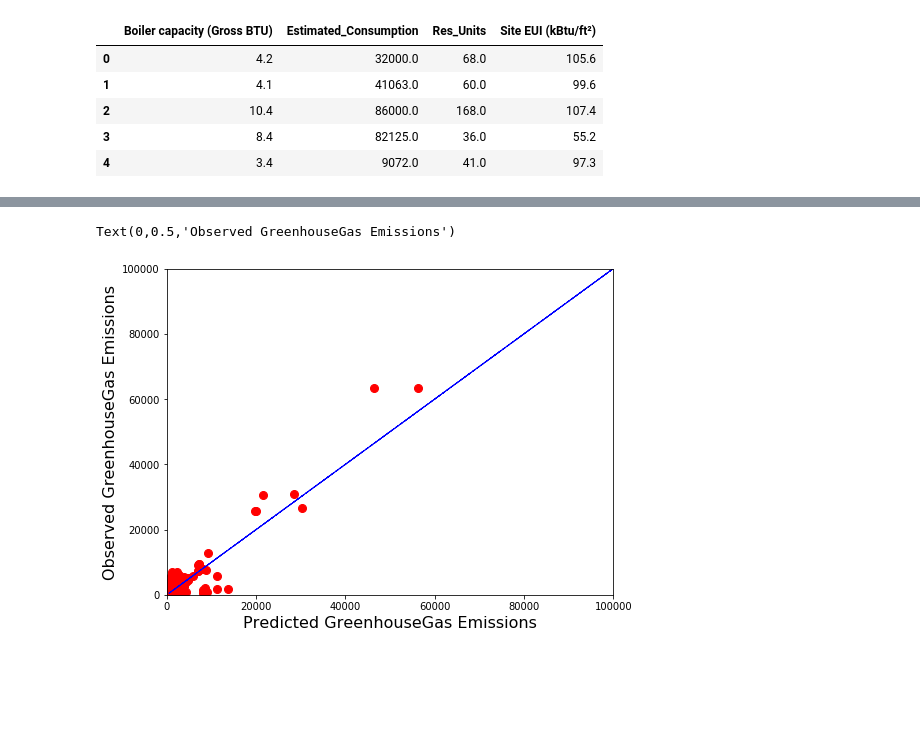
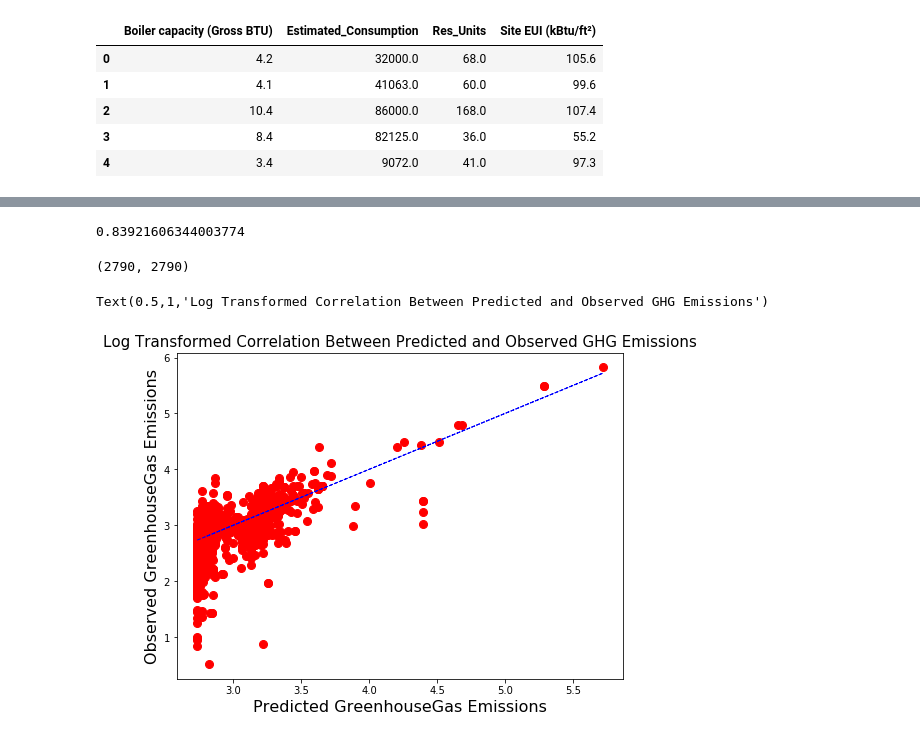
Before and after one commit to gauravcusp/PUI_EC, a Jupyter notebook: AnotherTry.ipynb, the cells around one changed output, grey strips where cells are left out. Saved outputs shown, nothing was run; the diff lists cells and outputs as text; code cells hidden in the pictures; blank space fills up the shorter version.

```diff
--- a/AnotherTry.ipynb
+++ b/AnotherTry.ipynb
@@ -134,7 +277,7 @@ oil_bmark = oil_bmark.drop(['BBL (Borough, Block and Lot)', 'Postcode', 'Latitud
        'Fuel Oil #4 Use (kBtu)', 'Fuel Oil #5 & 6 Use (kBtu)',
        'Diesel #2 Use (kBtu)','Burner Model','Primary Property Type - Self Selected',
     'NYC Borough, Block and Lot (BBL)','Reported NYC Building Identification Numbers (BINs)',
-                           'Age range of boiler','Zip Code','Needs to comply with Greener Greater Buildings Laws?',
+                           'Age range of boiler','Needs to comply with Greener Greater Buildings Laws?',
                           'Building Type','Direct GHG Emissions (Metric Tons CO2e)',
                            'Indirect GHG Emissions (Metric Tons CO2e)'], axis=1)
 # %%
@@ -178,0 +314,8 @@ clf.score(dummy_df.values[2001:], oil_bmark["Total_GHG"][2001:])
+# %%
+X_train, X_test, y_train, y_test = cross_validation.train_test_split(dummy_df.values,
+                                                            oil_bmark['Total_GHG'], test_size=0.3, random_state=99)
+# %%
+clf =  ensemble.RandomForestRegressor(max_depth=5, random_state=100).fit(X_train, y_train)
+clf.score(X_test, y_test)
+# %% [output]
+0.83921606344003774
@@ -179,14 +325,21 @@ clf.score(dummy_df.values[2001:], oil_bmark["Total_GHG"][2001:])
 # %%
 pred = clf.predict(dummy_df.values)
+# %%
+len(oil_bmark), len(pred)
+# %% [output]
+(2790, 2790)
+# %%
+oil_bmark['Predicted_GHG'] = pred
 # %%
 pl.figure(figsize = (8,6))
-pl.plot(pred,oil_bmark['Total_GHG'],'or', markersize = 8) # Plot the observed value, linestyle = 'or', red dots
-pl.plot(pred,pred,'--b', linewidth = 1)                 # Plot the predicted value, blue dashed line
-pl.xlim(0,100000)
-pl.ylim(0,100000)
+pl.plot(np.log10(pred),np.log10(oil_bmark['Total_GHG']),'or', markersize = 8) # Plot the observed value, linestyle = 'or', red dots
+pl.plot(np.log10(pred),np.log10(pred),'--b', linewidth = 1)                 # Plot the predicted value, blue dashed line
+#pl.xlim(0,400000)
+#pl.ylim(0,400000)
 # Plot setting
 pl.xlabel('Predicted GreenhouseGas Emissions', fontsize = 16)
 pl.ylabel('Observed GreenhouseGas Emissions', fontsize = 16)
+pl.title('Log Transformed Correlation Between Predicted and Observed GHG Emissions', fontsize=15)
 # %% [output]
-Text(0,0.5,'Observed GreenhouseGas Emissions')
+Text(0.5,1,'Log Transformed Correlation Between Predicted and Observed GHG Emissions')
-[figure, old version]
+[figure, new version]
```
Also changed, not shown: parts of 67 cells of this notebook, 16 other files.
